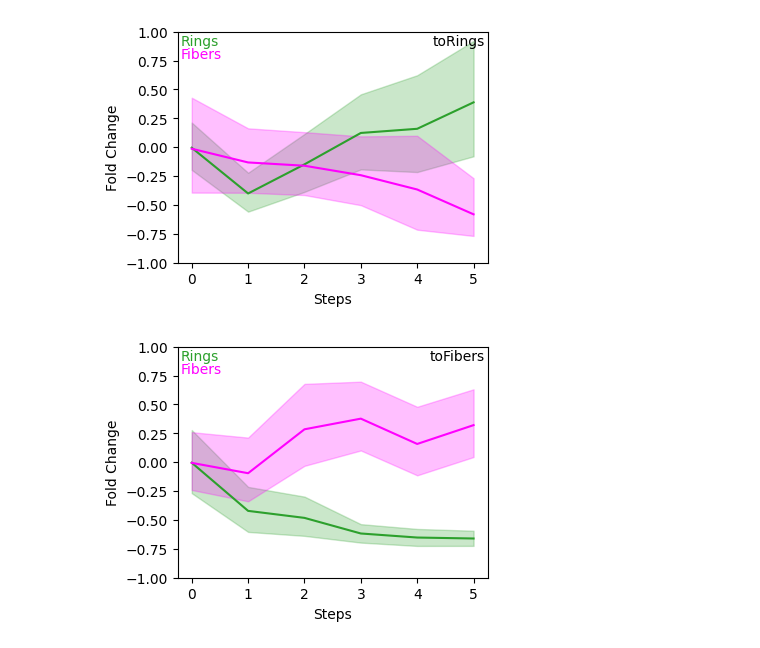
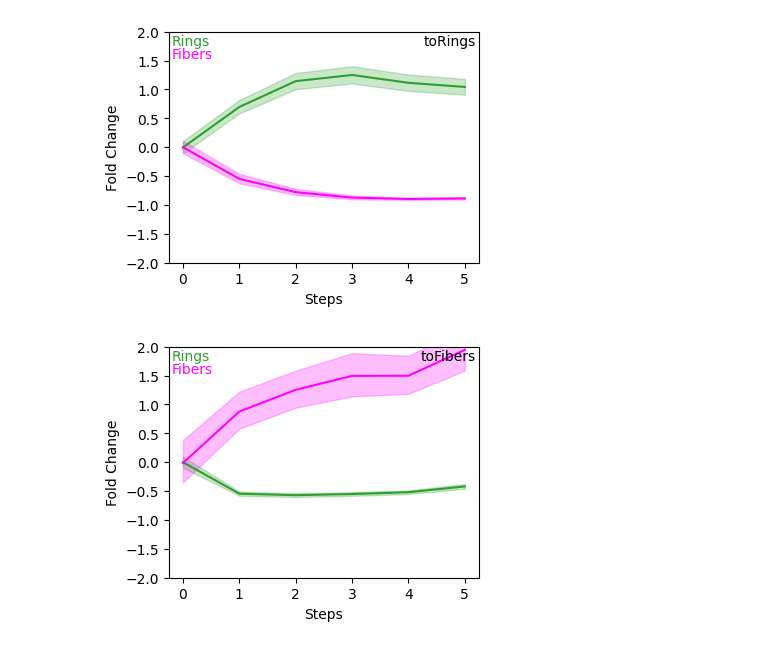
Before and after one commit to FLClab/STED-FM, a Jupyter notebook: experiments/diffusion-experiments/factin-rings-fibers.ipynb, the cells around one changed output. Saved outputs shown, nothing was run; the diff lists cells and outputs as text; code cells hidden in the pictures.

```diff
--- a/experiments/diffusion-experiments/factin-rings-fibers.ipynb
+++ b/experiments/diffusion-experiments/factin-rings-fibers.ipynb
@@ -40,7 +40,7 @@ def get_files_per_condition():
     """
     out = {}
     for condition in CONDITIONS:
-        files = glob.glob(os.path.join(PATH, "unet-segmentation", f"*{condition}*.tif"))
+        files = glob.glob(os.path.join(PATH, "vit-segmentation", f"*{condition}*.tif"))
         out[condition] = files
     return out
 
@@ -74,3 +74,25 @@ def gen_trajectory(files):
             timesteps.append(int(os.path.basename(file).split('.')[0].split("_")[-1]))
             features.append(extract_feature(file))
         yield name, numpy.array(timesteps), numpy.array(features)
+# %%
+def show_sample(files):
+    idx = random.randint(0, len(files)-1)
+    segmentation_file = files[idx]
+    image_file = segmentation_file.replace("vit-segmentation", "examples/raw-tif")
+
+    image = tifffile.imread(image_file)
+    segmentation = tifffile.imread(segmentation_file)
+
+    fig, axes = pyplot.subplots(1, 3, figsize=(10, 5))
+    axes[0].set_title(image_file.split("/")[-1].split(".")[0].split("_")[-1])
+    axes[0].imshow(image, cmap="gray", vmin=0, vmax=numpy.quantile(image, 0.99), interpolation="nearest")
+    axes[1].imshow(segmentation[0], vmin=0, vmax=1.0, cmap="Greys_r", interpolation="nearest")
+    axes[2].imshow(segmentation[1], vmin=0, vmax=1.0, cmap="Greys_r", interpolation="nearest")
+    for ax in axes:
+        ax.axis("off")
+    pyplot.show()
+
+files_per_condition = get_files_per_condition()
+for condition, files in files_per_condition.items():
+    print(f"Condition: {condition}")
+    show_sample(files)
@@ -204,33 +231,33 @@ for condition in CONDITIONS:
             horizontalalignment='left'
         )
     ax.annotate(
         condition,
         xy=(0.99, 0.99),
         xycoords='axes fraction',
         horizontalalignment='right',
         verticalalignment='top'
     )
     ax.set(
-        ylim=(-1.0, 1.0), ylabel="Fold Change", xlabel="Steps"
+        ylim=(-2.0, 2.0), ylabel="Fold Change", xlabel="Steps"
     )
     # ax.set_xticks(
     #     numpy.arange(0, len(sorted_idx), 1), labels=[FEATURES[i] for i in sorted_idx],
     #     rotation=45
     # )
     # savefig(fig, "./activity-experiment/figures/manual-features/{}_trajectory-per-steps".format(condition), save_white=True)
     savefig(fig, f"./factin-rings-fibers-experiment/panels/bootstrapped-trajectories-{condition}", save_white=True)
     pyplot.show()
 
     bootstrapped_trajectory_id = numpy.array([[f'bootstrap_{i}' for _ in range(bootstrapped_trajectory.shape[-1])] for i in range(len(bootstrapped_trajectory))]).ravel()
     bootstrapped_timesteps = numpy.array([[i for i in range(bootstrapped_trajectory.shape[-1])] for _ in range(len(bootstrapped_trajectory))]).ravel()
     bootstrapped_trajectory = bootstrapped_trajectory.reshape(-1, bootstrapped_trajectory.shape[-1])
 
     # mask = bootstrapped_timesteps != 0
     # bootstrapped_timesteps = bootstrapped_timesteps[mask]
     # bootstrapped_trajectory = bootstrapped_trajectory[mask]
     # bootstrapped_trajectory_id = bootstrapped_trajectory_id[mask]
 
     # print(bootstrapped_trajectory.shape)
 # %% [output]
-[figure, old version]
+[figure, new version]
-[figure, old version]
+[figure, new version]
```
Also changed, not shown: parts of 2 cells of this notebook, 12 other files.
